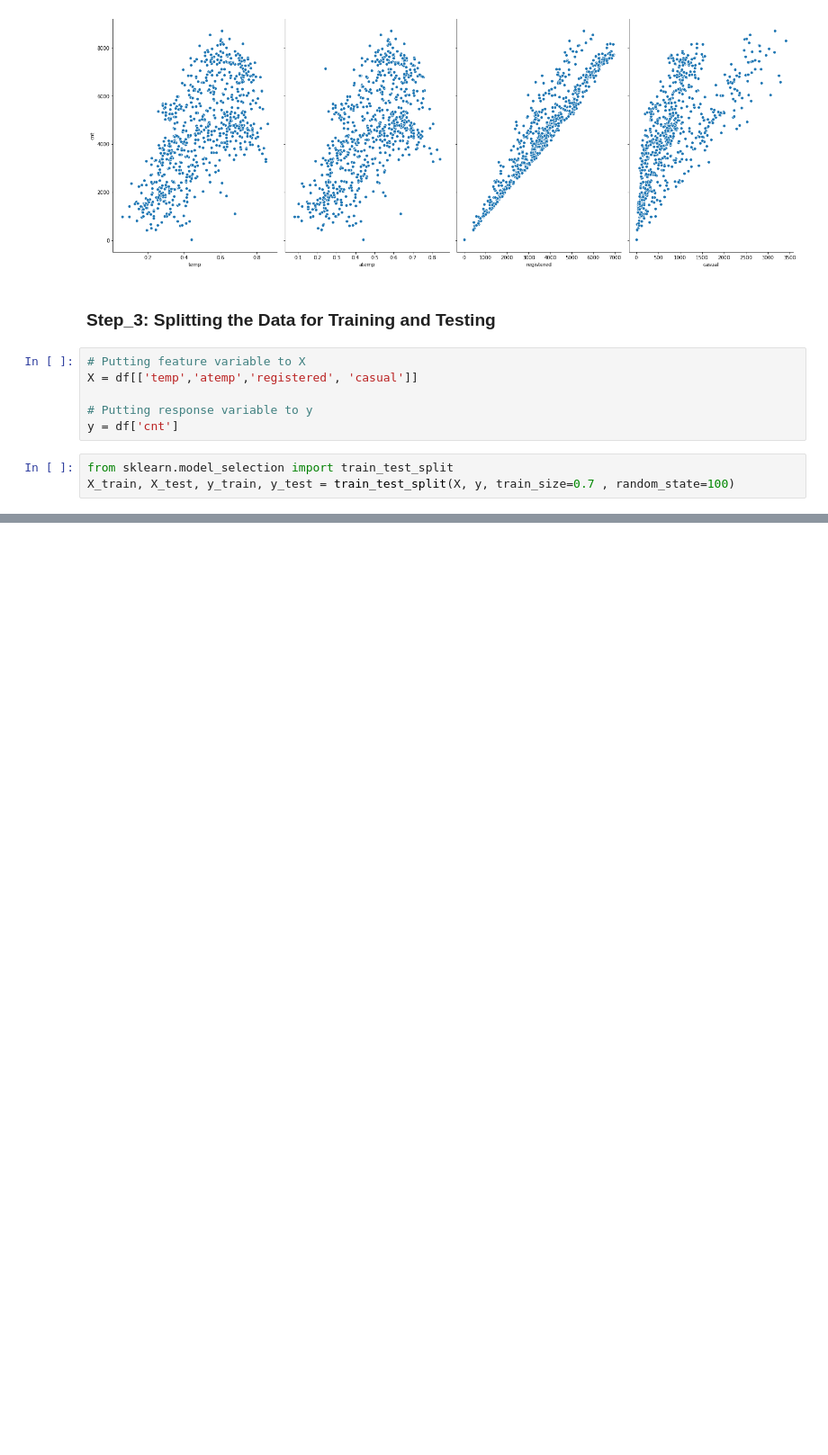
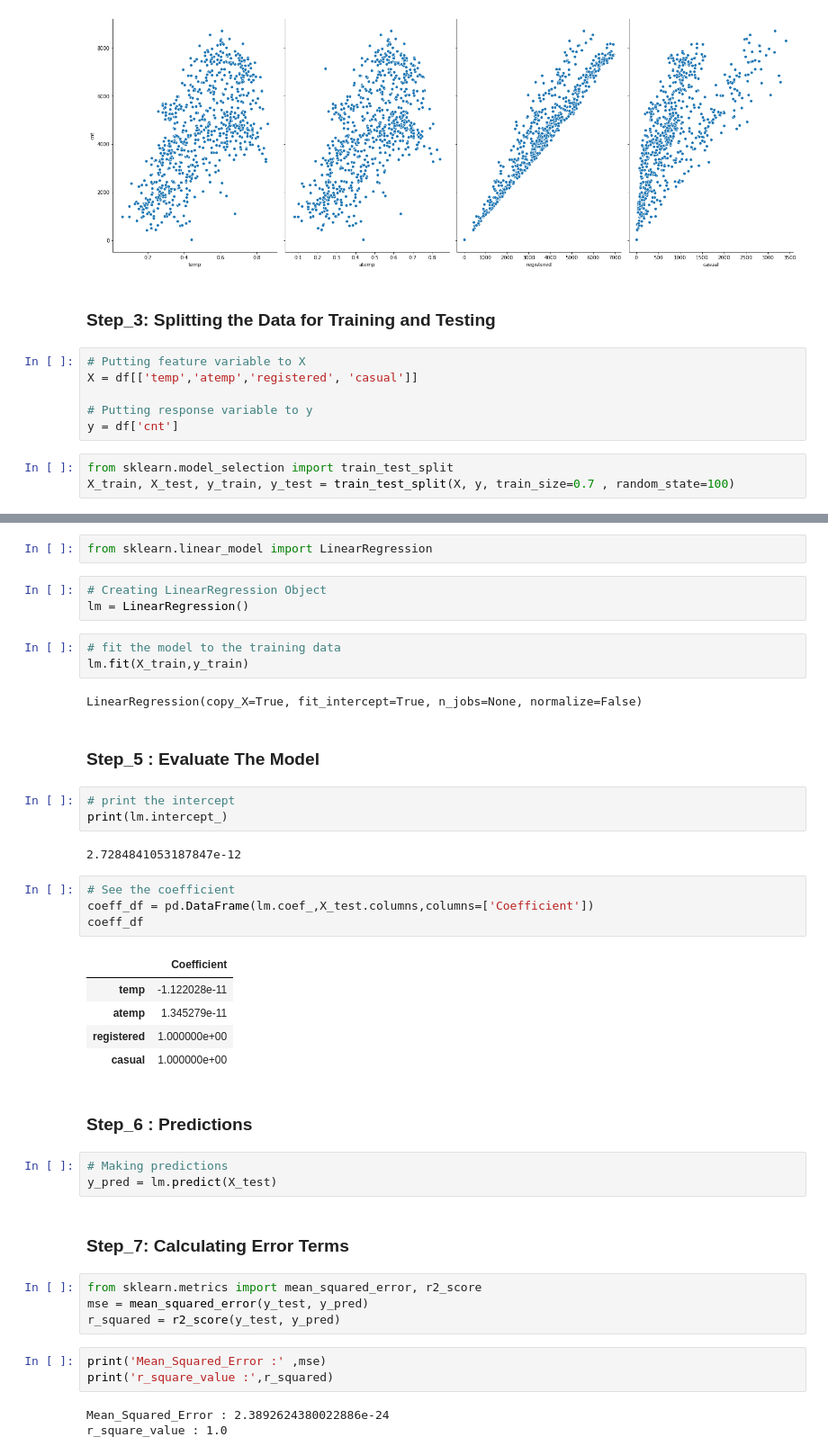
Before and after one commit to SiddegHamid/bikeshare, a Jupyter notebook: Notebooks/Untitled.ipynb, the cells around one changed output, grey strips where cells are left out. Shown at 90% size. Cells and saved outputs as stored; diff of their text form; blank space fills up the shorter version.

```diff
--- a/Notebooks/Untitled.ipynb
+++ b/Notebooks/Untitled.ipynb
@@ -95,0 +96,44 @@ X_train, X_test, y_train, y_test = train_test_split(X, y, train_size=0.7 , rando
+# %%
+from sklearn.linear_model import LinearRegression
+# %%
+# Creating LinearRegression Object
+lm = LinearRegression()
+# %%
+# fit the model to the training data
+lm.fit(X_train,y_train)
+# %% [output]
+LinearRegression(copy_X=True, fit_intercept=True, n_jobs=None, normalize=False)
+# %% [markdown]
+### Step_5 : Evaluate The Model
+# %%
+# print the intercept
+print(lm.intercept_)
+# %% [output]
+2.7284841053187847e-12
+# %%
+# See the coefficient
+coeff_df = pd.DataFrame(lm.coef_,X_test.columns,columns=['Coefficient'])
+coeff_df
+# %% [output]
+|  | Coefficient |
+| temp | -1.122028e-11 |
+| atemp | 1.345279e-11 |
+| registered | 1.000000e+00 |
+| casual | 1.000000e+00 |
+# %% [markdown]
+### Step_6 : Predictions
+# %%
+# Making predictions
+y_pred = lm.predict(X_test)
+# %% [markdown]
+### Step_7: Calculating Error Terms
+# %%
+from sklearn.metrics import mean_squared_error, r2_score
+mse = mean_squared_error(y_test, y_pred)
+r_squared = r2_score(y_test, y_pred)
+# %%
+print('Mean_Squared_Error :' ,mse)
+print('r_square_value :',r_squared)
+# %% [output]
+Mean_Squared_Error : 2.3892624380022886e-24
+r_square_value : 1.0
```
Also changed, not shown: parts of 16 cells of this notebook.
